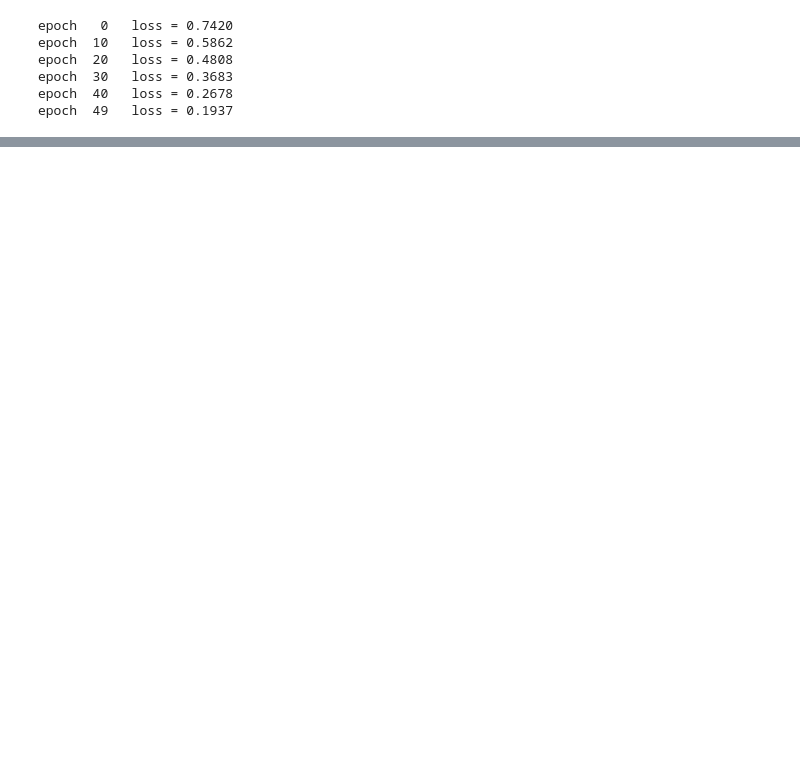
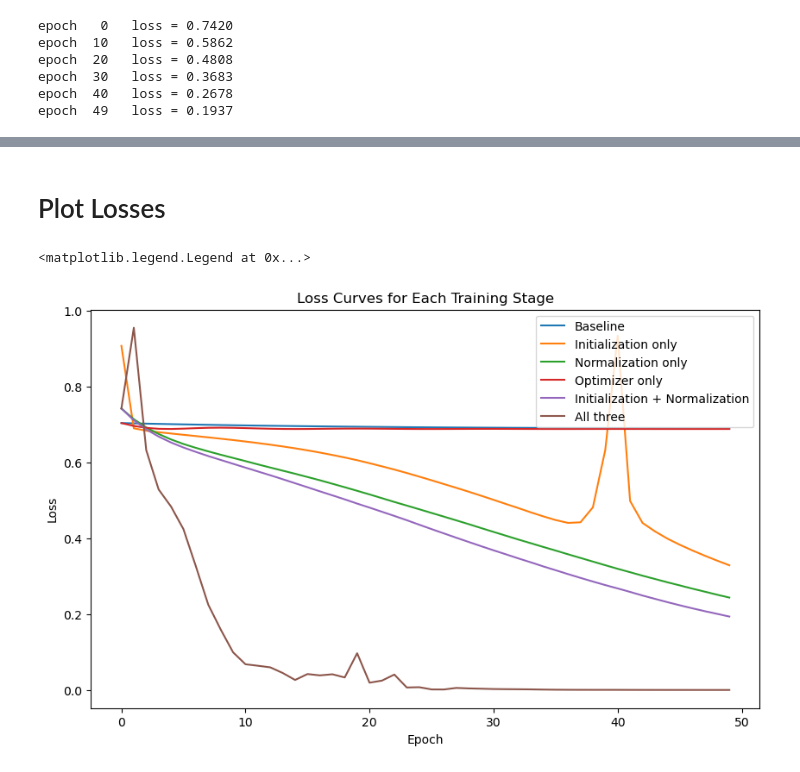
Before and after one commit to erictsaily/AIGC5500-Lab-2, a Jupyter notebook: ADL-Lab2.ipynb, the cells around one changed output, grey strips where cells are left out. Saved outputs shown, nothing was run; the diff lists cells and outputs as text; code cells hidden in the pictures; blank space fills up the shorter version.

Commit message:
Adds the optimization and plots

```diff
--- a/ADL-Lab2.ipynb
+++ b/ADL-Lab2.ipynb
@@ -128,6 +131,8 @@ torch.manual_seed(0)
 model = BrokenNet2()
 x, y = make_toy_classification(seed=0)
 optimizer = torch.optim.SGD(model.parameters(), lr=0.1)
+
+init_losses = []
 
 for epoch in range(50):
     optimizer.zero_grad()
@@ -135,6 +140,7 @@ for epoch in range(50):
     loss = nn.functional.binary_cross_entropy_with_logits(preds, y)
     loss.backward()
     optimizer.step()
+    init_losses.append(loss.item())
     if epoch % 10 == 0 or epoch == 49:
         print(f"epoch {epoch:3d}   loss = {loss.item():.4f}")
 # %% [output]
@@ -149,5 +232,5 @@ epoch  49   loss = 0.3288
 # %%
-class BrokenNet3(nn.Module):
+class BrokenNet4(nn.Module):
     def __init__(self, depth=8, width=32, in_features=20):
         super().__init__()
         layers = []
@@ -173,9 +256,11 @@ class BrokenNet3(nn.Module):
         return self.out(x)
 # %%
 torch.manual_seed(0)
-model = BrokenNet3()
+model = BrokenNet4()
 x, y = make_toy_classification(seed=0)
 optimizer = torch.optim.SGD(model.parameters(), lr=0.1)
+
+init_norm_losses = []
 
 for epoch in range(50):
     optimizer.zero_grad()
@@ -183,6 +268,7 @@ for epoch in range(50):
     loss = nn.functional.binary_cross_entropy_with_logits(preds, y)
     loss.backward()
     optimizer.step()
+    init_norm_losses.append(loss.item())
     if epoch % 10 == 0 or epoch == 49:
         print(f"epoch {epoch:3d}   loss = {loss.item():.4f}")
 # %% [output]
@@ -196,0 +283,17 @@ epoch  49   loss = 0.1937
+# %%
+torch.manual_seed(0)
+model = BrokenNet3()
+x, y = make_toy_classification(seed=0)
+optimizer = torch.optim.AdamW(model.parameters(), lr=0.1)
+
+final_losses = []
+
+for epoch in range(50):
+    optimizer.zero_grad()
+    preds = model(x).squeeze(-1)
+    loss = nn.functional.binary_cross_entropy_with_logits(preds, y)
+    loss.backward()
+    optimizer.step()
+    final_losses.append(loss.item())
+    if epoch % 10 == 0 or epoch == 49:
+        print(f"epoch {epoch:3d}   loss = {loss.item():.4f}")
@@ -196,0 +307,23 @@ epoch  49   loss = 0.1937
+# %% [markdown]
+# Plot Losses
+# %%
+import matplotlib.pyplot as plt
+
+epochs = range(50)
+
+plt.figure(figsize=(10, 6))
+
+plt.plot(epochs, base_losses, label="Baseline")
+plt.plot(epochs, init_losses, label="Initialization only")
+plt.plot(epochs, norm_losses, label="Normalization only")
+plt.plot(epochs, opt_losses, label="Optimizer only")
+plt.plot(epochs, init_norm_losses, label="Initialization + Normalization")
+plt.plot(epochs, final_losses, label="All three")
+
+plt.xlabel("Epoch")
+plt.ylabel("Loss")
+plt.title("Loss Curves for Each Training Stage")
+plt.legend()
+# %% [output]
+<matplotlib.legend.Legend at 0x...>
+[figure, added]
```
Also changed, not shown: parts of 10 cells of this notebook, 2 other files.
